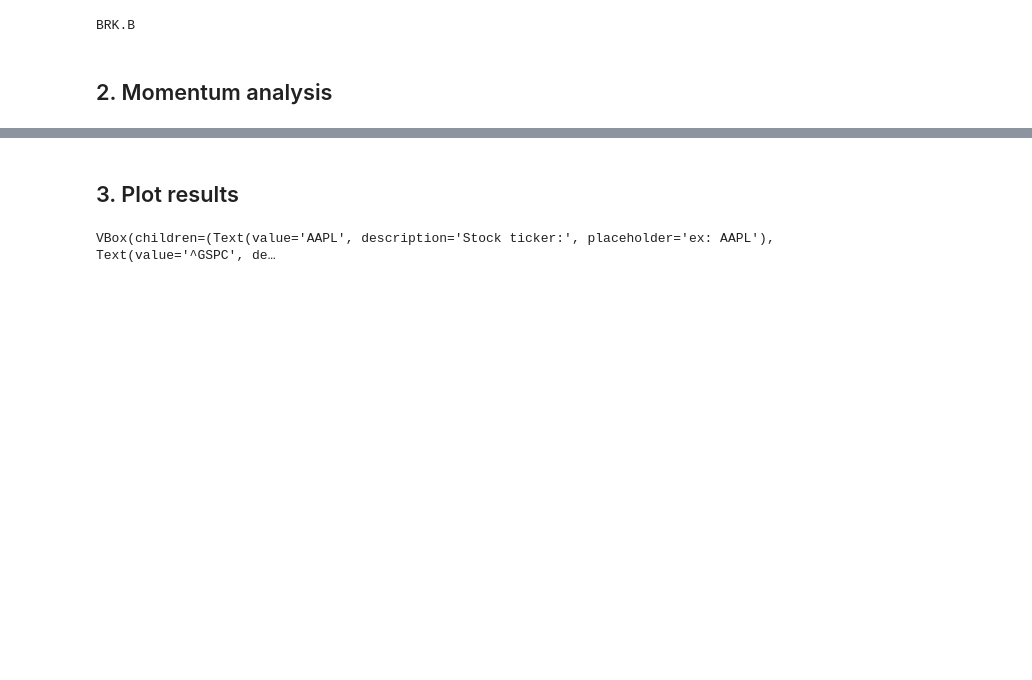
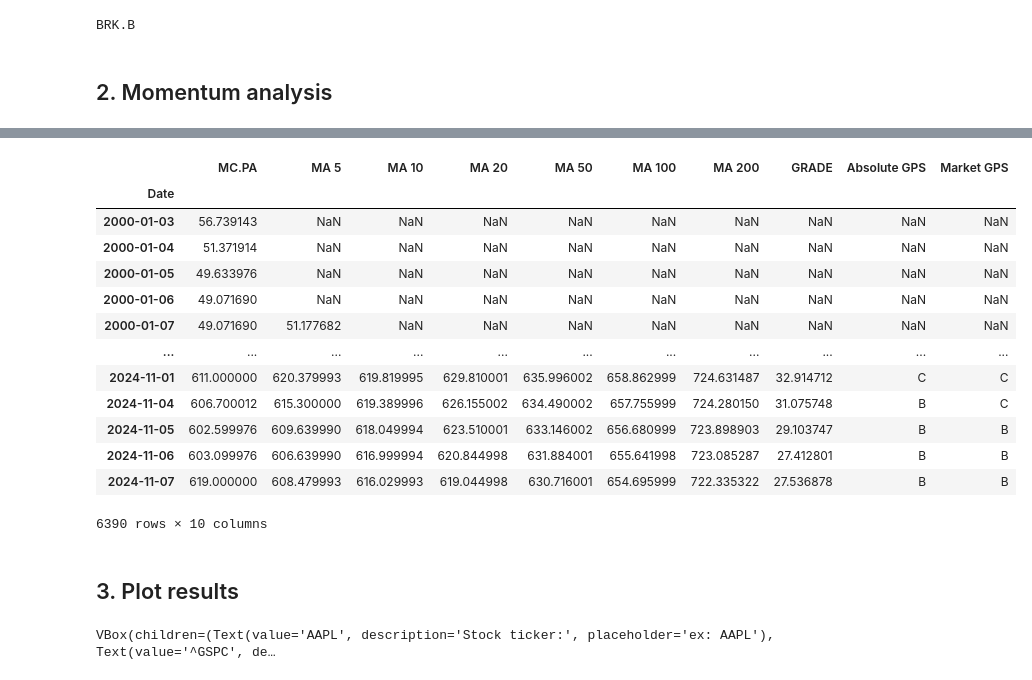
Before and after one commit to SuperWD40/Groupe_bancaire_Student_challenge, a Jupyter notebook: eclairys_analysis.ipynb, the cells around one changed output, grey strips where cells are left out. Cells and saved outputs as stored; diff of their text form; code cells hidden in the pictures; blank space fills up the shorter version.

```diff
--- a/eclairys_analysis.ipynb
+++ b/eclairys_analysis.ipynb
@@ -289,3 +431,20 @@ def eclairys_v2(stock_ticker, market_ticker, short_period=[5, 10, 20], long_peri
+# %%
+eclairys_v3('MC.PA', '^FCHI')
+# %% [output]
+|  | MC.PA | MA 5 | MA 10 | MA 20 | MA 50 | MA 100 | MA 200 | GRADE | Absolute GPS | Market GPS |
+| Date |  |  |  |  |  |  |  |  |  |  |
+| 2000-01-03 | 56.739143 | NaN | NaN | NaN | NaN | NaN | NaN | NaN | NaN | NaN |
+| 2000-01-04 | 51.371914 | NaN | NaN | NaN | NaN | NaN | NaN | NaN | NaN | NaN |
+| 2000-01-05 | 49.633976 | NaN | NaN | NaN | NaN | NaN | NaN | NaN | NaN | NaN |
+| 2000-01-06 | 49.071690 | NaN | NaN | NaN | NaN | NaN | NaN | NaN | NaN | NaN |
+| 2000-01-07 | 49.071690 | 51.177682 | NaN | NaN | NaN | NaN | NaN | NaN | NaN | NaN |
+| ... | ... | ... | ... | ... | ... | ... | ... | ... | ... | ... |
+| 2024-11-01 | 611.000000 | 620.379993 | 619.819995 | 629.810001 | 635.996002 | 658.862999 | 724.631487 | 32.914712 | C | C |
+| 2024-11-04 | 606.700012 | 615.300000 | 619.389996 | 626.155002 | 634.490002 | 657.755999 | 724.280150 | 31.075748 | B | C |
+| 2024-11-05 | 602.599976 | 609.639990 | 618.049994 | 623.510001 | 633.146002 | 656.680999 | 723.898903 | 29.103747 | B | B |
+| 2024-11-06 | 603.099976 | 606.639990 | 616.999994 | 620.844998 | 631.884001 | 655.641998 | 723.085287 | 27.412801 | B | B |
+| 2024-11-07 | 619.000000 | 608.479993 | 616.029993 | 619.044998 | 630.716001 | 654.695999 | 722.335322 | 27.536878 | B | B |
+6390 rows × 10 columns
 # %% [markdown]
 ## 3. Plot results
 # %%
```
Also changed, not shown: parts of 4 cells of this notebook.
